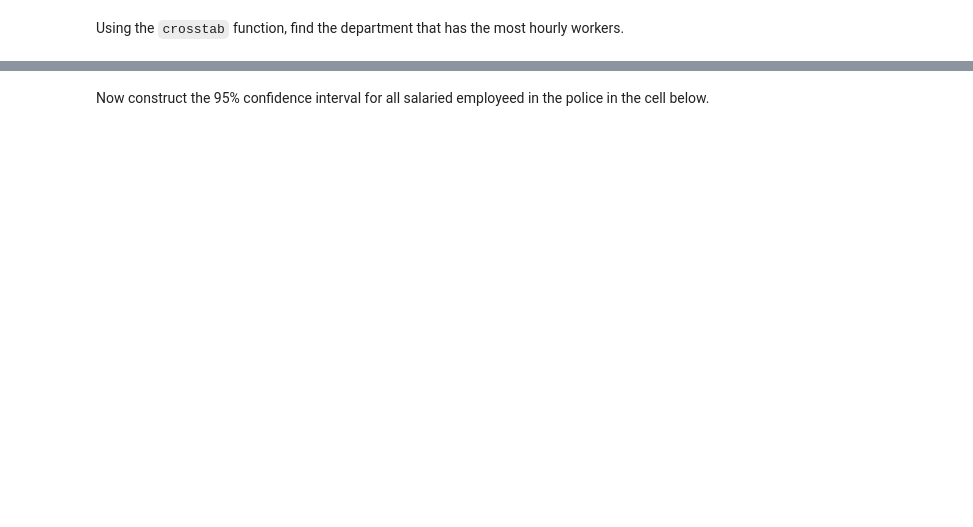
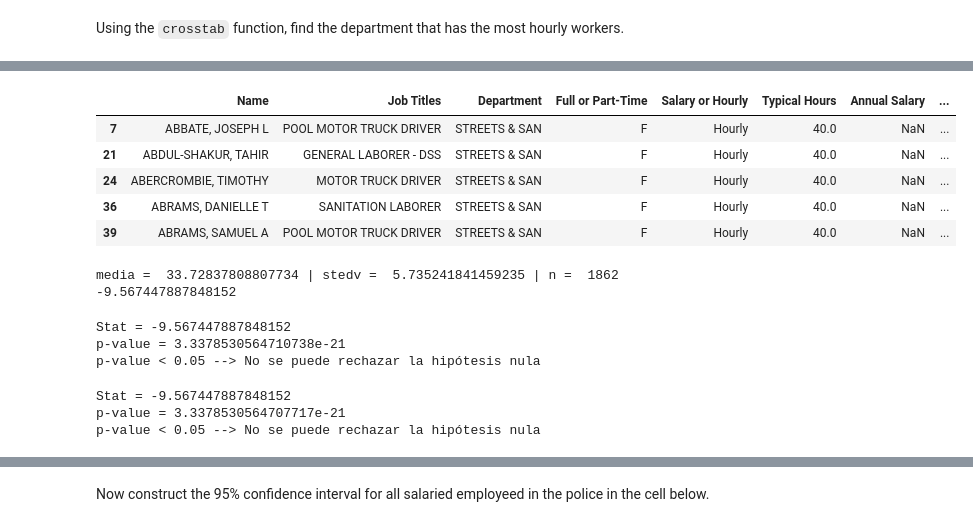
Before and after one commit to ironhack-datalabs/datamad0120, a Jupyter notebook: module-2/lab-hypothesis-testing/your-code/main.ipynb, the cells around one changed output, grey strips where cells are left out. Drawn from its saved outputs; the diff is of its cells as text; code cells hidden in the pictures; blank space fills up the shorter version.

```diff
--- a/module-2/lab-hypothesis-testing/your-code/main.ipynb
+++ b/module-2/lab-hypothesis-testing/your-code/main.ipynb
@@ -55,0 +137,4 @@ Hint: A one tailed test has a p-value that is half of the two tailed p-value. If
+# %%
+# Your code here:
+yearly = salaries.dropna(subset=['Annual Salary']).drop(columns=["Hourly Rate",'Salary or Hourly','Typical Hours']).reset_index(drop=True)
+yearly.head(5)
@@ -55,0 +148,15 @@ Hint: A one tailed test has a p-value that is half of the two tailed p-value. If
+# %%
+# Your code here:
+media = yearly['Annual Salary'].mean()
+dv = yearly['Annual Salary'].std()
+n = yearly['Annual Salary'].value_counts().sum()
+
+print("media = ",media,"| stedv = ",dv,"| n = ",n)
+
+#z stats:
+num = (media - 86000)
+den = (dv/math.sqrt(n))
+
+z=num/den
+
+print("Z-stat =",z)
@@ -63,0 +206,60 @@ The workers from the department with the most hourly workers have complained tha
+# %%
+street = salaries[salaries["Department"] == 'STREETS & SAN']
+display(street.head())
+
+def myZTest(serie,valor):
+
+    media = serie.mean()
+    media = serie.mean()
+    dv = serie.std()
+    n = serie.value_counts().sum()
+
+    print("media = ",media,"| stedv = ",dv,"| n = ",n)
+
+    #z stats:
+    num = (media - valor)
+    den = (dv/math.sqrt(n))
+
+    z=num/den
+
+    return z
+# %% [output]
+|  | Name | Job Titles | Department | Full or Part-Time | Salary or Hourly | Typical Hours | Annual Salary | ... |
+| 7 | ABBATE, JOSEPH L | POOL MOTOR TRUCK DRIVER | STREETS & SAN | F | Hourly | 40.0 | NaN | ... |
+| 21 | ABDUL-SHAKUR, TAHIR | GENERAL LABORER - DSS | STREETS & SAN | F | Hourly | 40.0 | NaN | ... |
+| 24 | ABERCROMBIE, TIMOTHY | MOTOR TRUCK DRIVER | STREETS & SAN | F | Hourly | 40.0 | NaN | ... |
+| 36 | ABRAMS, DANIELLE T | SANITATION LABORER | STREETS & SAN | F | Hourly | 40.0 | NaN | ... |
+| 39 | ABRAMS, SAMUEL A | POOL MOTOR TRUCK DRIVER | STREETS & SAN | F | Hourly | 40.0 | NaN | ... |
+# %%
+zval = myZTest(street["Hourly Rate"],35)
+print(zval)
+# %% [output]
+media =  33.72837808807734 | stedv =  5.735241841459235 | n =  1862
+-9.567447887848152
+# %%
+stat,pval = ttest_1samp(street["Hourly Rate"],35,nan_policy="omit")
+print("Stat =",stat)
+print("p-value =",pval)
+
+if pval < 0.05:
+    print("p-value < 0.05 --> No se puede rechazar la hipótesis nula")
+else:
+    print("Se rechaza la hipótesis nula")
+# %% [output]
+Stat = -9.567447887848152
+p-value = 3.3378530564710738e-21
+p-value < 0.05 --> No se puede rechazar la hipótesis nula
+# %%
+street = street.dropna(subset=['Hourly Rate'])
+stat,pval = ttest_1samp(street["Hourly Rate"],35)
+print("Stat =",stat)
+print("p-value =",pval)
+
+if pval < 0.05:
+    print("p-value < 0.05 --> No se puede rechazar la hipótesis nula")
+else:
+    print("Se rechaza la hipótesis nula")
+# %% [output]
+Stat = -9.567447887848152
+p-value = 3.3378530564707717e-21
+p-value < 0.05 --> No se puede rechazar la hipótesis nula
```
Also changed, not shown: parts of 28 cells of this notebook.
